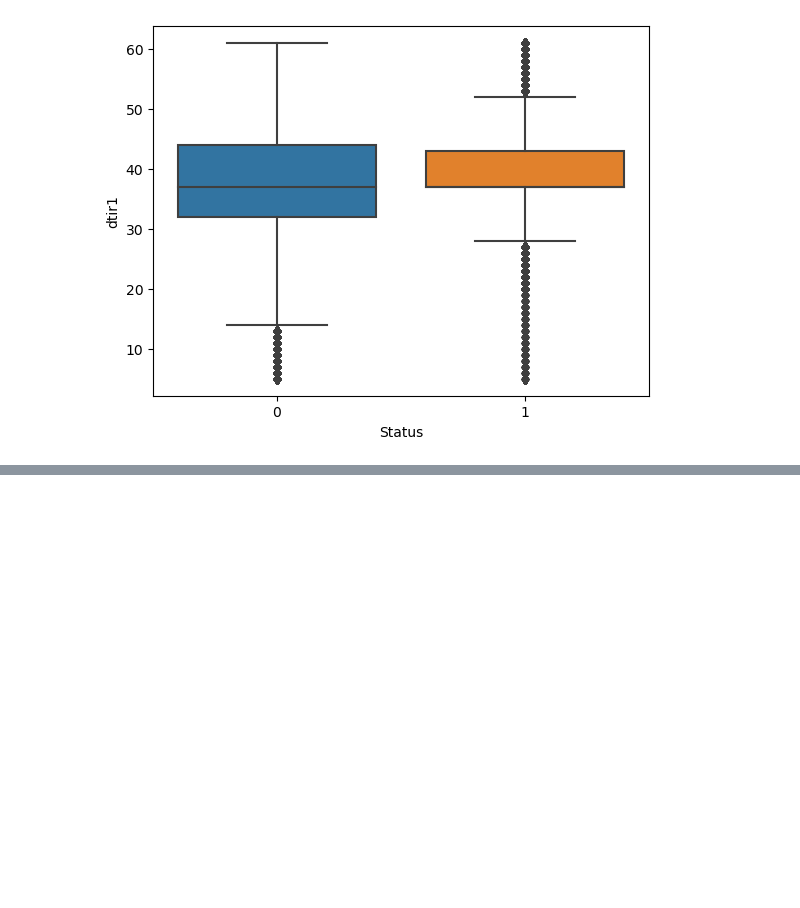
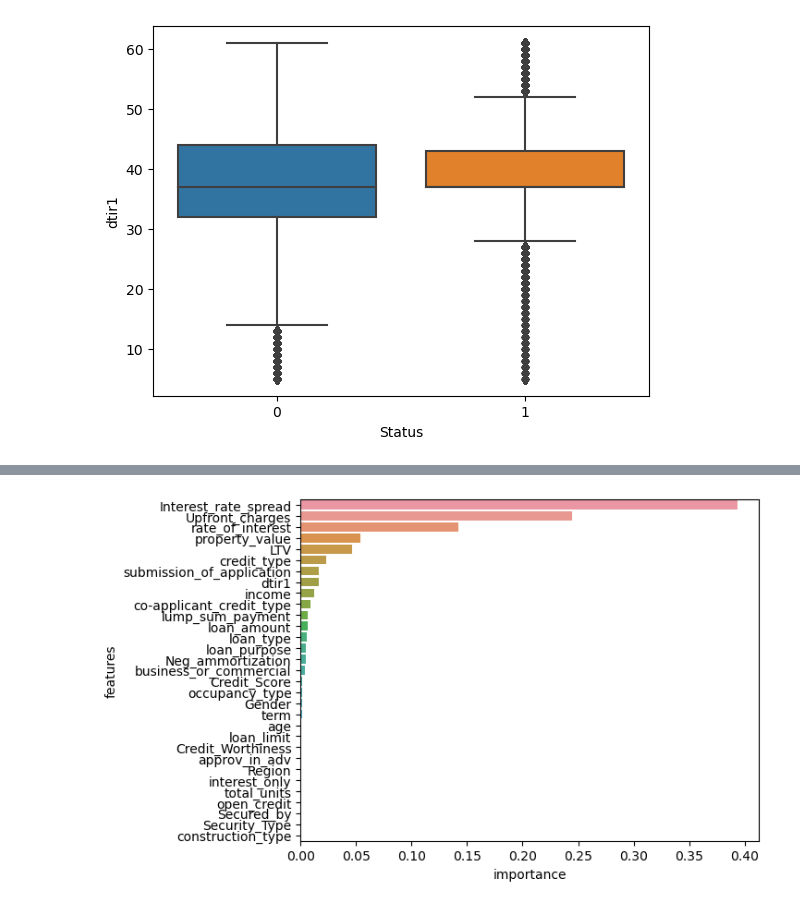
Before and after one commit to RagnOh/ProgettoMLDM, a Jupyter notebook: Decision_tree/Dataview.ipynb, the cells around one changed output, grey strips where cells are left out. Cells and saved outputs as stored; diff of their text form; code cells hidden in the pictures; blank space fills up the shorter version.

```diff
--- a/Decision_tree/Dataview.ipynb
+++ b/Decision_tree/Dataview.ipynb
@@ -329,7 +329,28 @@ import os
 encoder = OrdinalEncoder(dtype=np.int16)
 data[label_data] = encoder.fit_transform(data[label_data])
 # %%
-eliminabili=['Interest_rate_spread','rate_of_interest','Upfront_charges','term','LTV']
-data=data.drop(eliminabili,axis=1)
+#eliminabili=['Interest_rate_spread','rate_of_interest','Upfront_charges','term','LTV']
+#data=data.drop(eliminabili,axis=1)
 # %%
 data.to_csv('/Users/ragno/Documents/Progetti/Mldm/ProgettoMLDM/Dataset/dataset_clean.csv', index=False)
+# %%
+dataset=data.drop('Status',axis=1)
+y=data['Status']
+
+x_train, x_test, y_train, y_test = train_test_split(dataset, y, train_size=0.8)
+# %%
+from sklearn.ensemble import RandomForestClassifier
+
+
+rf = RandomForestClassifier(n_estimators=50,n_jobs=-1)
+rf.fit(x_train, y_train)
+
+feature_importance = pd.DataFrame(data={
+    "features": dataset.columns,
+    "importance": rf.feature_importances_
+})
+feature_importance.sort_values(by='importance',ascending=False,inplace=True)
+sns.barplot(data=feature_importance,x='importance',y='features')
+plt.savefig("feature importance.png",dpi=400,bbox_inches="tight")
+# %% [output]
+[figure, added]
```
Also changed, not shown: parts of 6 cells of this notebook, 2 other files.
